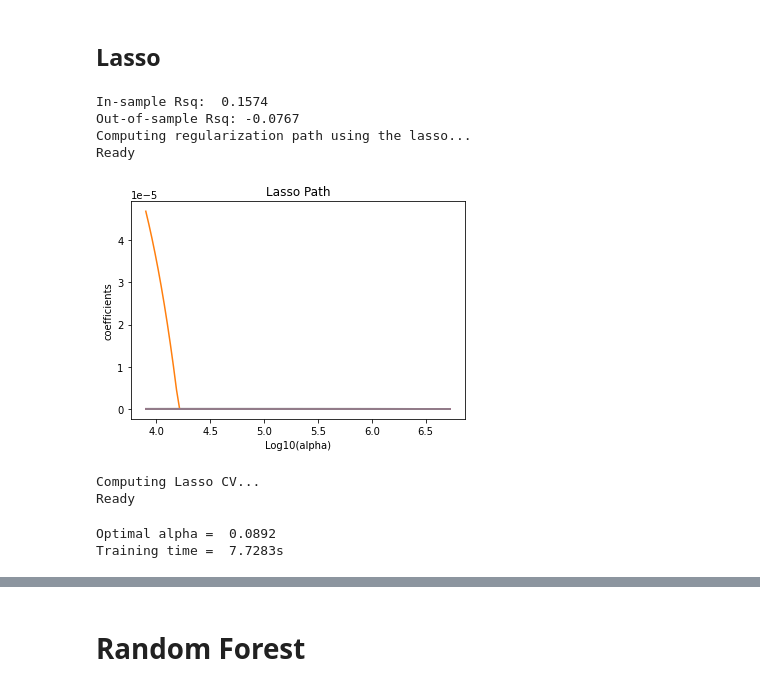
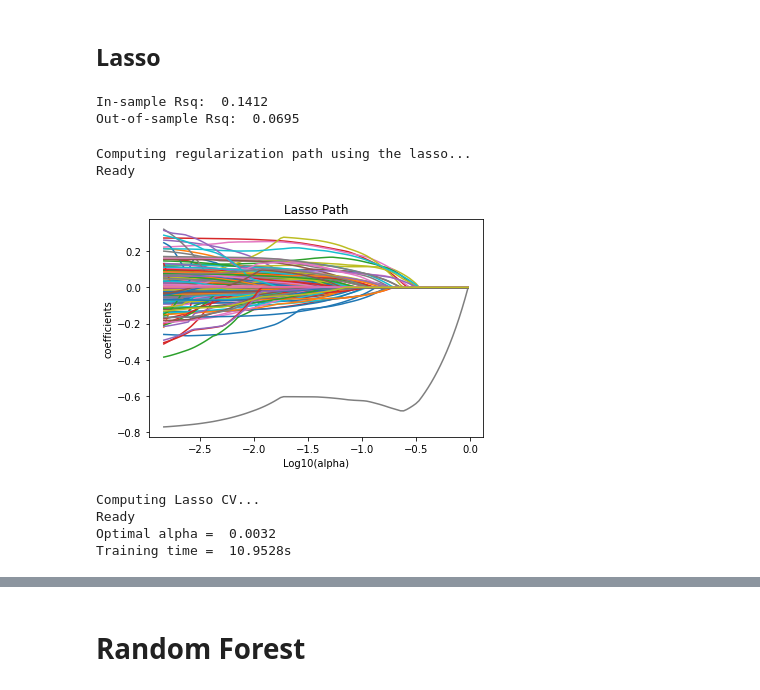
Before and after one commit to srh-gst/ML_term_paper, a Jupyter notebook: Code/4_model_estimation.ipynb, the cells around one changed output, grey strips where cells are left out. Drawn from its saved outputs; the diff is of its cells as text; code cells hidden in the pictures.

Commit message:
lasso

```diff
--- a/Code/4_model_estimation.ipynb
+++ b/Code/4_model_estimation.ipynb
@@ -142,10 +138,10 @@ memory usage: 137.7 MB
 # %%
 # define X and y
 on_job = dcl["b_q12d"] #define y here
-open_educ = dcl["b_q12f"]
+open_educ = dcl["b_q12b"]
 X = num.join(dummies)
 X = pd.DataFrame(np.ascontiguousarray(X.values), columns = X.columns)
-y = pd.DataFrame(dict(on_job = on_job, open_educ = open_educ))
+y = pd.DataFrame(dict(on_job=on_job, open_educ =open_educ))
 y_X = y.join(X)
 y_X
 # %% [output]
@@ -206,2 +185,14 @@ Name: b_q12f, dtype: float64
 # %% [markdown]
 ## OLS
+# %%
+# run OLS on job
+import statsmodels.api as sm
+
+nona = y_X.drop(columns = ["open_educ"])
+nona = nona.dropna()
+y = nona["on_job"]
+X = nona.iloc[:, 1:]
+
+est = sm.OLS(y, X, missing='drop').fit()
+X = sm.add_constant(X)
+est.summary()
@@ -410,12 +315,17 @@ Text(0.5, 1.0, 'Out-of-sample validation')
 # %% [markdown]
 ## Lasso
 # %%
-from sklearn.linear_model import lasso_path, enet_path
+# Use K-fold out-of-sample validation to select the 'best' $\lambda$. Plot average out-of-sample error as a function of $\lambda$.
+# Note: can take some time
+from sklearn.linear_model import LassoCV
+import time
 
 y = nona["on_job"]
-X = nona.iloc[:, 2:]
+X = nona.iloc[:, 1:]
 
-X_train, X_test, y_train, y_test = train_test_split(X, y, test_size=0.2, random_state=1)
+X_train, X_test, y_train, y_test = train_test_split(X, y, test_size=0.2, random_state = 1)
+
+
 pipe = Pipeline([('scaler', StandardScaler()),
                  ('lasso',
                   Lasso(alpha=0.005, fit_intercept=True, normalize=False, copy_X=False, max_iter=10000))])
@@ -426,56 +336,52 @@ print('In-sample Rsq: % .4f'
      % pipe.score(X_train, y_train))
 print('Out-of-sample Rsq: % .4f'
      % pipe.score(X_test, y_test))
-#print(regr.coef_)
-
-# Compute paths
-eps = 0.0015 #the smaller it is the longer is the path; 0 = OLS. If it is very small: the model might not find a solution
-print("Computing regularization path using the lasso...")
-alphas_lasso, coefs_lasso, _ = lasso_path(X, y, eps=eps, max_iter=10000, fit_intercept=True)
-print("Ready")
 # %% [output]
-In-sample Rsq:  0.1574
-Out-of-sample Rsq: -0.0767
-Computing regularization path using the lasso...
-Ready
+In-sample Rsq:  0.1412
+Out-of-sample Rsq:  0.0695
 # %%
-# Display results
+# lasso path
+from sklearn.linear_model import lasso_path, enet_path
+
+X = StandardScaler().fit_transform(X_train)
+# Compute paths
+eps = 0.0015 #the smaller it is the longer is the path; 0 = OLS. If it is very small: the model might not find a solution
+print("Computing regularization path using the lasso...")
+alphas_lasso, coefs_lasso, _ = lasso_path(X, y_train, eps=eps, max_iter=10000, fit_intercept=True)
+print("Ready")
+
 plt.figure()
 log_alphas_lasso = np.log10(alphas_lasso)
 for coef_l in coefs_lasso:
     l1 = plt.plot(log_alphas_lasso, coef_l)
 
 plt.xlabel('Log10(alpha)')
 plt.ylabel('coefficients')
 plt.title('Lasso Path')
 plt.axis('tight')
 plt.show()
 # %% [output]
+Computing regularization path using the lasso...
+Ready
-[figure, old version]
+[figure, new version]
 # %%
-# Use K-fold out-of-sample validation to select the 'best' $\lambda$. Plot average out-of-sample error as a function of $\lambda$.
-# Note: can take some time
 from sklearn.linear_model import LassoCV
 import time
 
-y = nona["on_job"]
-X = nona.iloc[:, 2:]
-
 pipe = Pipeline([('scaler', StandardScaler()),
-                 ('lassocv', LassoCV(cv=10, max_iter=10000, alphas=np.logspace(-2.2, -0.5, 100), fit_intercept=True))])
+                 ('lassocv', LassoCV(cv=5, max_iter=10000, alphas=np.logspace(-3, -2.5, 100), fit_intercept=True))])
 
 print("Computing Lasso CV...")
 t1 = time.time()
-pipe.fit(X, y)
+pipe.fit(X_train, y_train)
 t_cv = time.time() - t1
 print("Ready")
+
+l = pipe.named_steps.lassocv #the output of lassocv step is stored here
+print("Optimal alpha = % .4f " % l.alpha_)
+print("Training time = % .4fs " % t_cv)
 # %% [output]
 Computing Lasso CV...
 Ready
+Optimal alpha =  0.0032
+Training time =  10.9528s
-# %%
-l = pipe.named_steps.lassocv #the output of lassocv step is stored here
-print("Optimal alpha = % .4f " % l.alpha_)
-print("Training time = % .4fs " % t_cv)
-# %% [output]
-Optimal alpha =  0.0892
-Training time =  7.7283s
```
Also changed, not shown: parts of 36 cells of this notebook.
